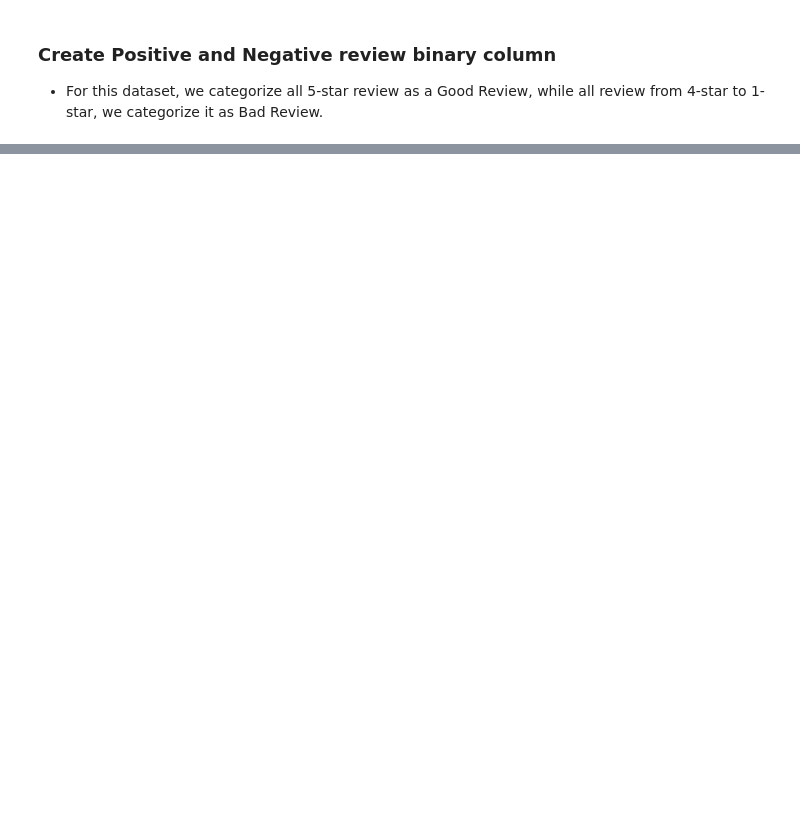
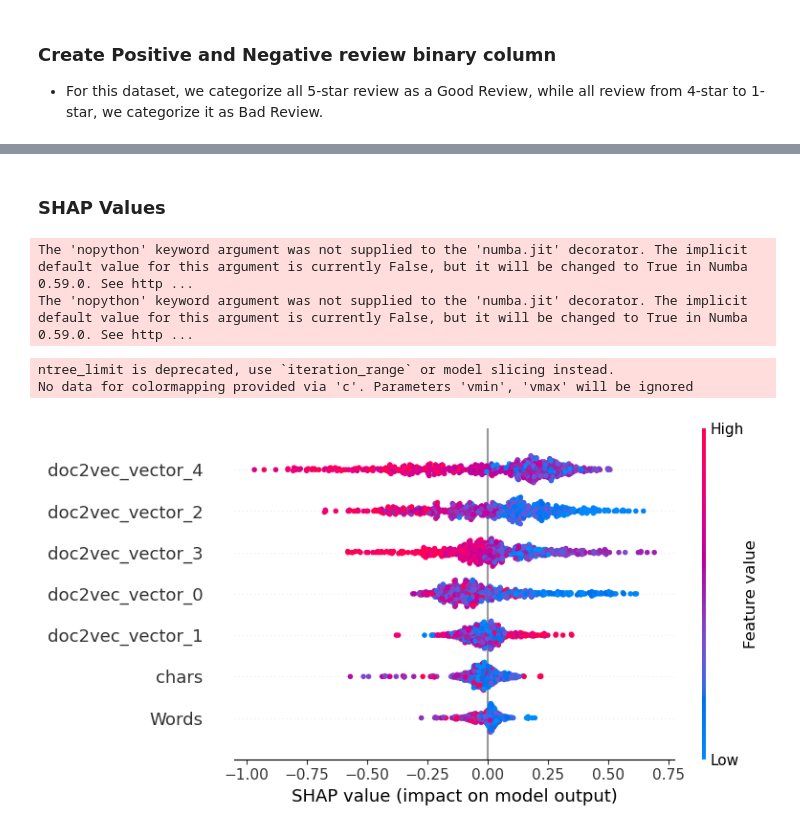
Before and after one commit to ErikaMelt/hotel_reviews_nltk, a Jupyter notebook: hotel_review_nltk.ipynb, the cells around one changed output, grey strips where cells are left out. Saved outputs shown, nothing was run; the diff lists cells and outputs as text; code cells hidden in the pictures; blank space fills up the shorter version.

```diff
--- a/hotel_review_nltk.ipynb
+++ b/hotel_review_nltk.ipynb
@@ -309,0 +270,5 @@ plt.show()
+# %%
+from sklearn.model_selection import train_test_split
+
+X_train_val, X_test, y_train_val, y_test = train_test_split(X, Y, test_size=0.30, random_state=42)
+X_train, X_val, y_train, y_val = train_test_split(X_train_val, y_train_val, test_size=0.5, random_state=42)
@@ -309,0 +296,30 @@ plt.show()
+# %%
+import optuna
+from xgboost import XGBClassifier
+from sklearn.metrics import classification_report, accuracy_score
+
+def objective(trial):
+    params = {
+        'n_estimators': trial.suggest_int('n_estimators', 100, 1000),
+        'learning_rate': trial.suggest_loguniform('learning_rate', 0.001, 0.1),
+        'max_depth': trial.suggest_int('max_depth', 3, 10)
+    }
+
+    model = XGBClassifier(random_state=42, **params)
+    model.fit(X_train, y_train)
+    y_pred = model.predict(X_val)
+    accuracy = accuracy_score(y_val, y_pred)
+    return accuracy
+
+study = optuna.create_study(direction='maximize')
+study.optimize(objective, n_trials=200)
+
+best_params = study.best_params
+
+best_model = XGBClassifier(random_state=42, **{f'xgb_{key}': value for key, value in best_params.items()})
+
+best_model.fit(X_train, y_train)
+y_pred = best_model.predict(X_val)
+accuracy = accuracy_score(y_val, y_pred)
+classification = (classification_report(y_val, y_pred))
+print(classification)
@@ -309,0 +352,18 @@ plt.show()
+# %% [markdown]
+### SHAP Values
+# %%
+import shap
+explainer = shap.TreeExplainer(best_model)
+# %% [output]
+The 'nopython' keyword argument was not supplied to the 'numba.jit' decorator. The implicit default value for this argument is currently False, but it will be changed to True in Numba 0.59.0. See http ...
+The 'nopython' keyword argument was not supplied to the 'numba.jit' decorator. The implicit default value for this argument is currently False, but it will be changed to True in Numba 0.59.0. See http ...
+# %%
+# Calculate SHAP values for the test set
+shap_values = explainer.shap_values(X_test)
+
+# Visualize the SHAP values
+shap.summary_plot(shap_values, X_test)
+# %% [output]
+ntree_limit is deprecated, use `iteration_range` or model slicing instead.
+No data for colormapping provided via 'c'. Parameters 'vmin', 'vmax' will be ignored
+[figure, added]
```
Also changed, not shown: parts of 30 cells of this notebook, 5 other files.
